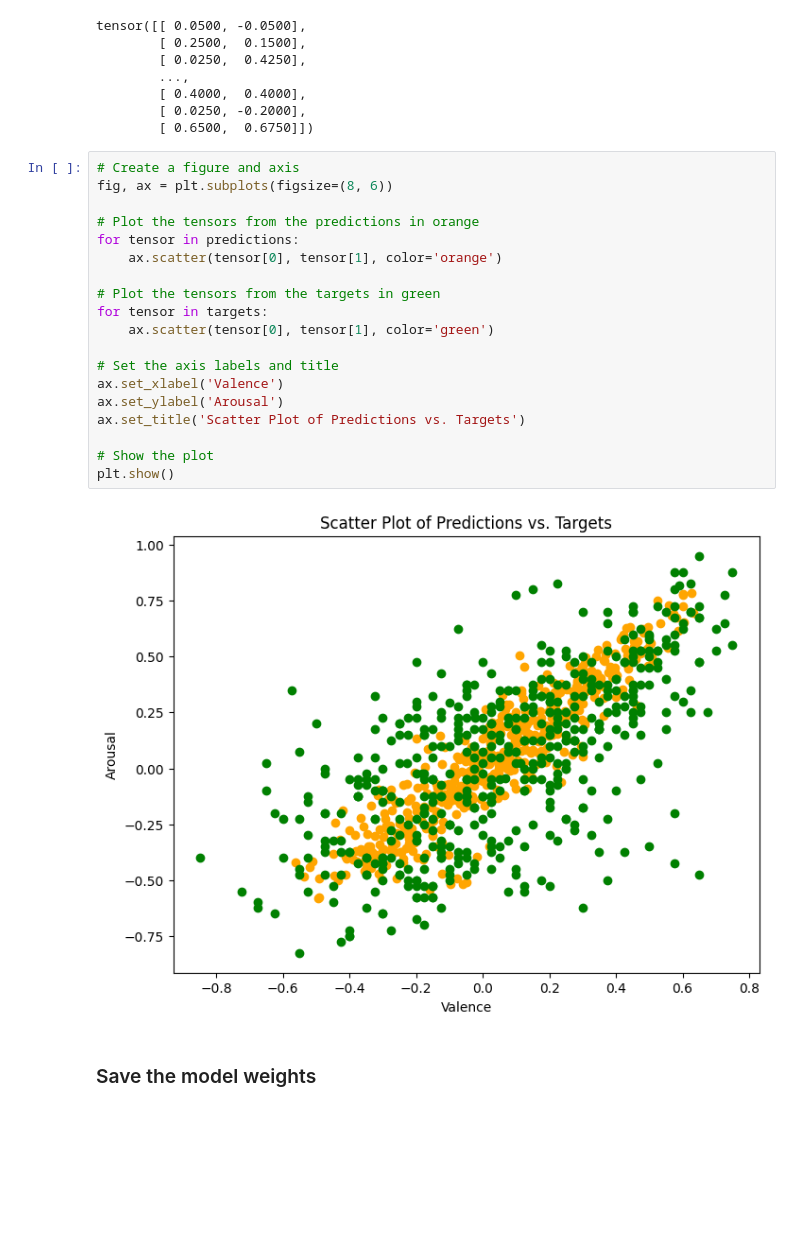
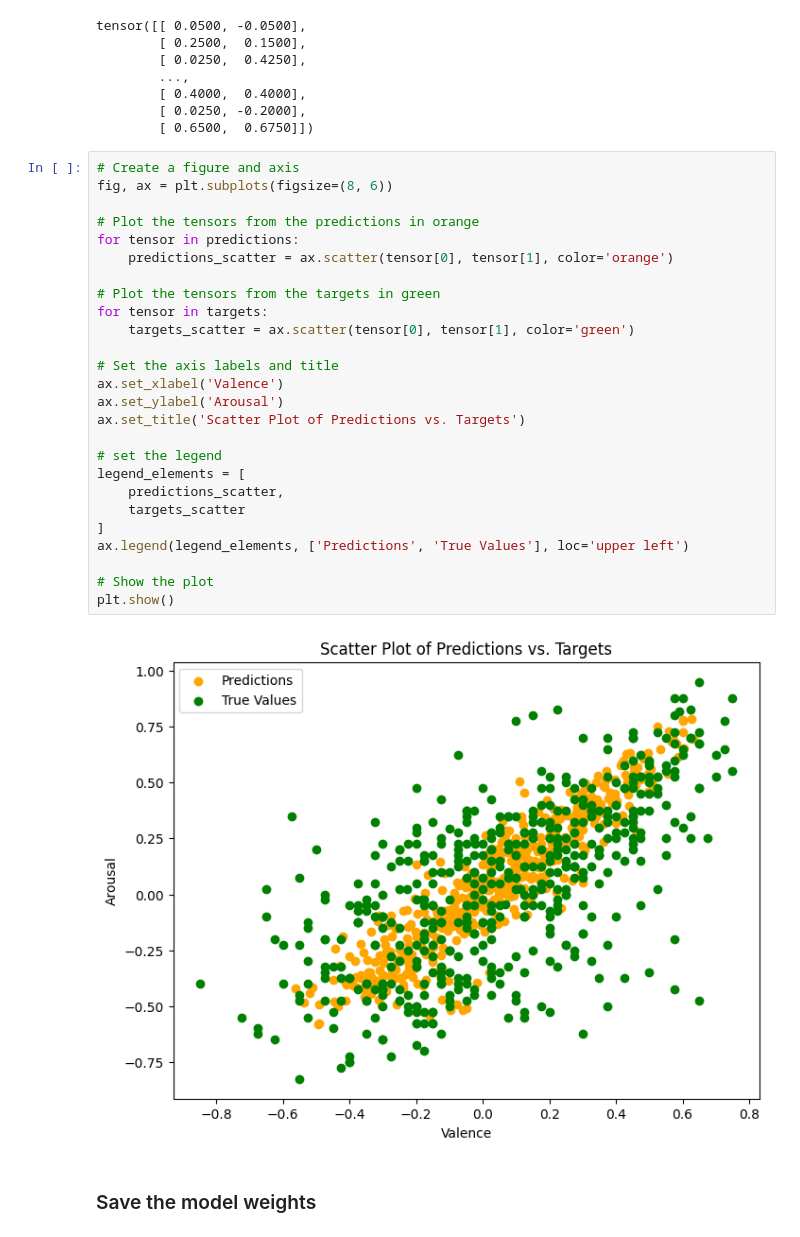
Before and after one commit to Fe-56/CDeeS, a Jupyter notebook: research/notebooks/combined/feedforward_nn_opensmile_gemaps.ipynb, the cells around one changed output. Cells and saved outputs as stored; diff of their text form; blank space fills up the shorter version.

Commit message:
Add labels to the scatter plots

```diff
--- a/research/notebooks/combined/feedforward_nn_opensmile_gemaps.ipynb
+++ b/research/notebooks/combined/feedforward_nn_opensmile_gemaps.ipynb
@@ -492,24 +492,31 @@ tensor([[ 0.0500, -0.0500],
 # %%
 # Create a figure and axis
 fig, ax = plt.subplots(figsize=(8, 6))
 
 # Plot the tensors from the predictions in orange
 for tensor in predictions:
-    ax.scatter(tensor[0], tensor[1], color='orange')
+    predictions_scatter = ax.scatter(tensor[0], tensor[1], color='orange')
 
 # Plot the tensors from the targets in green
 for tensor in targets:
-    ax.scatter(tensor[0], tensor[1], color='green')
+    targets_scatter = ax.scatter(tensor[0], tensor[1], color='green')
 
 # Set the axis labels and title
 ax.set_xlabel('Valence')
 ax.set_ylabel('Arousal')
 ax.set_title('Scatter Plot of Predictions vs. Targets')
 
+# set the legend
+legend_elements = [
+    predictions_scatter,
+    targets_scatter
+]
+ax.legend(legend_elements, ['Predictions', 'True Values'], loc='upper left')
+
 # Show the plot
 plt.show()
 # %% [output]
-[figure, old version]
+[figure, new version]
 # %% [markdown]
 ### Save the model weights
 # %%
```
